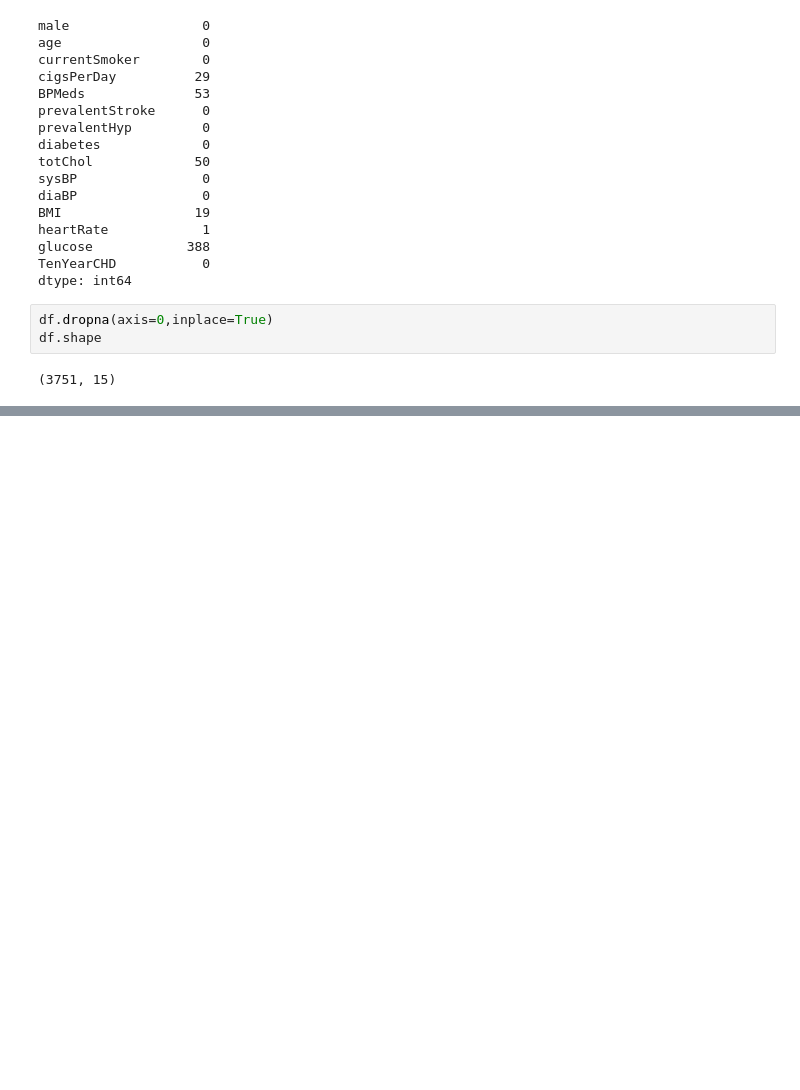
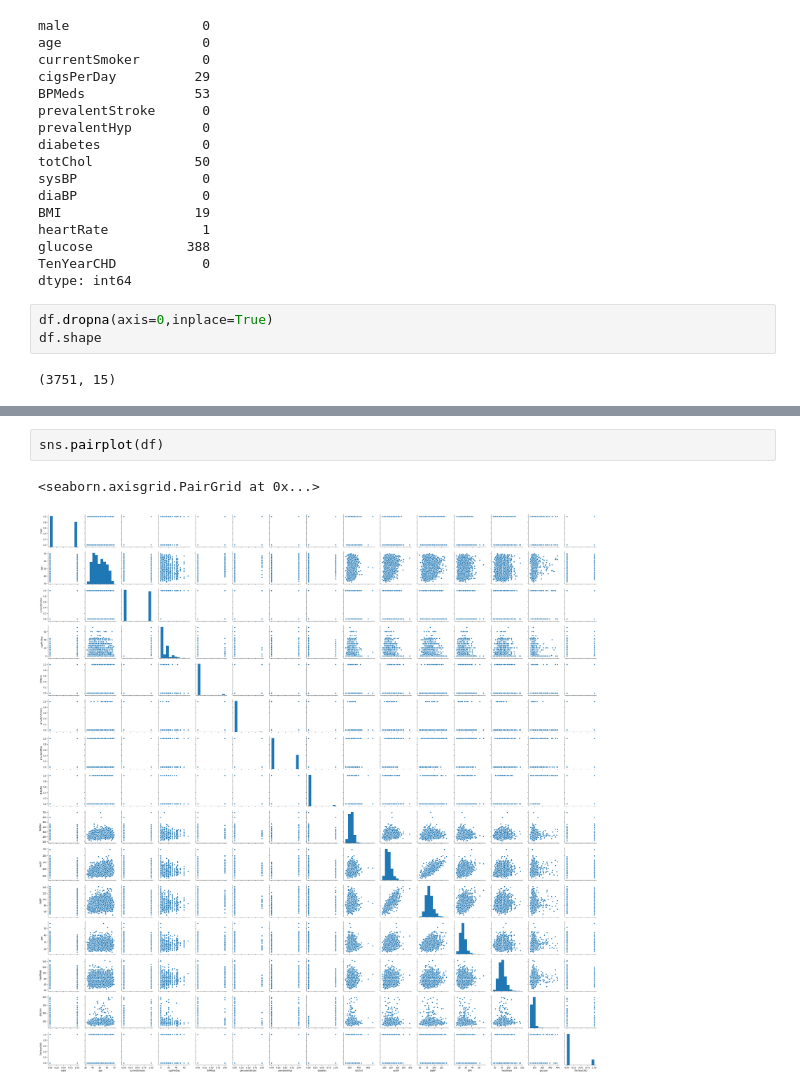
Before and after one commit to ruchi-032/heart_disease_prediction_LogisticRegression, a Jupyter notebook: Heart_disease_prediction_LogisticRegression.ipynb, the cells around one changed output, grey strips where cells are left out. Drawn from its saved outputs; the diff is of its cells as text; blank space fills up the shorter version.

```diff
--- a/Heart_disease_prediction_LogisticRegression.ipynb
+++ b/Heart_disease_prediction_LogisticRegression.ipynb
@@ -64,0 +74,5 @@ df.shape
+# %%
+sns.pairplot(df)
+# %% [output]
+<seaborn.axisgrid.PairGrid at 0x...>
+[figure, added]
```
Also changed, not shown: parts of 4 cells of this notebook, 1 other file.
